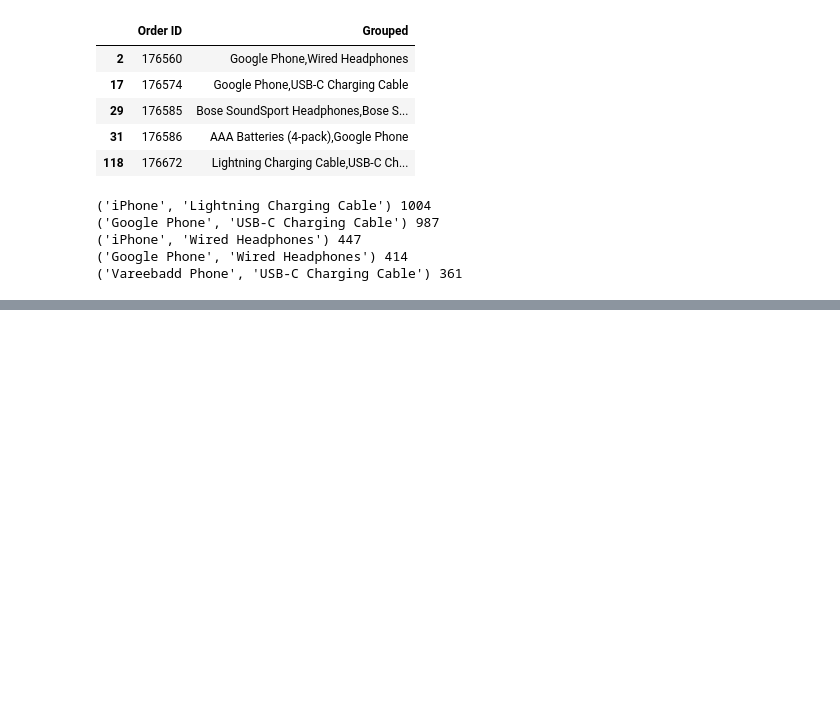
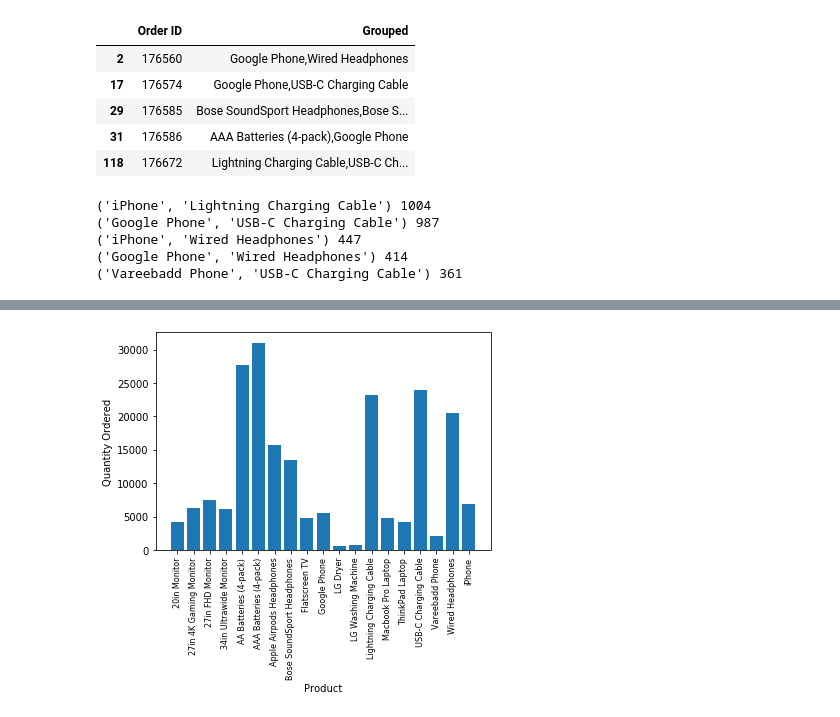
Before and after one commit to bhanu479/Sale-analysis, a Jupyter notebook: SalesAnalysis/Analysis.ipynb, the cells around one changed output, grey strips where cells are left out. Saved outputs shown, nothing was run; the diff lists cells and outputs as text; code cells hidden in the pictures; blank space fills up the shorter version.

```diff
--- a/SalesAnalysis/Analysis.ipynb
+++ b/SalesAnalysis/Analysis.ipynb
@@ -242,0 +245,4 @@ for i, j in count.most_common(5):
+# %%
+product_data = all_data.groupby('Product').sum()
+# %%
+product_data['Price Each'] = product_data["Price Each"] / product_data['Quantity Ordered']
@@ -242,0 +270,9 @@ for i, j in count.most_common(5):
+# %%
+plt.bar(product_data.index,product_data['Quantity Ordered'])
+product = product_data.index
+plt.xticks(product,rotation='vertical',size=8)
+plt.ylabel('Quantity Ordered')
+plt.xlabel('Product')
+plt.savefig('quantity.png', bbox_inches='tight')
+# %% [output]
+[figure, added]
```
Also changed, not shown: parts of 7 cells of this notebook, 5 other files.
